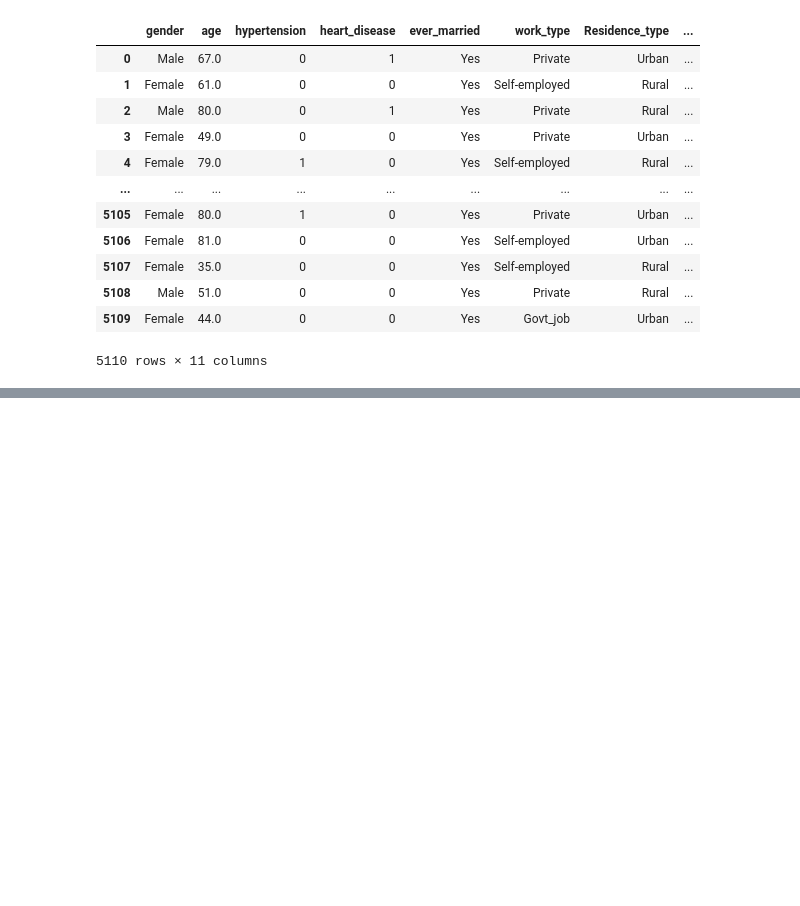
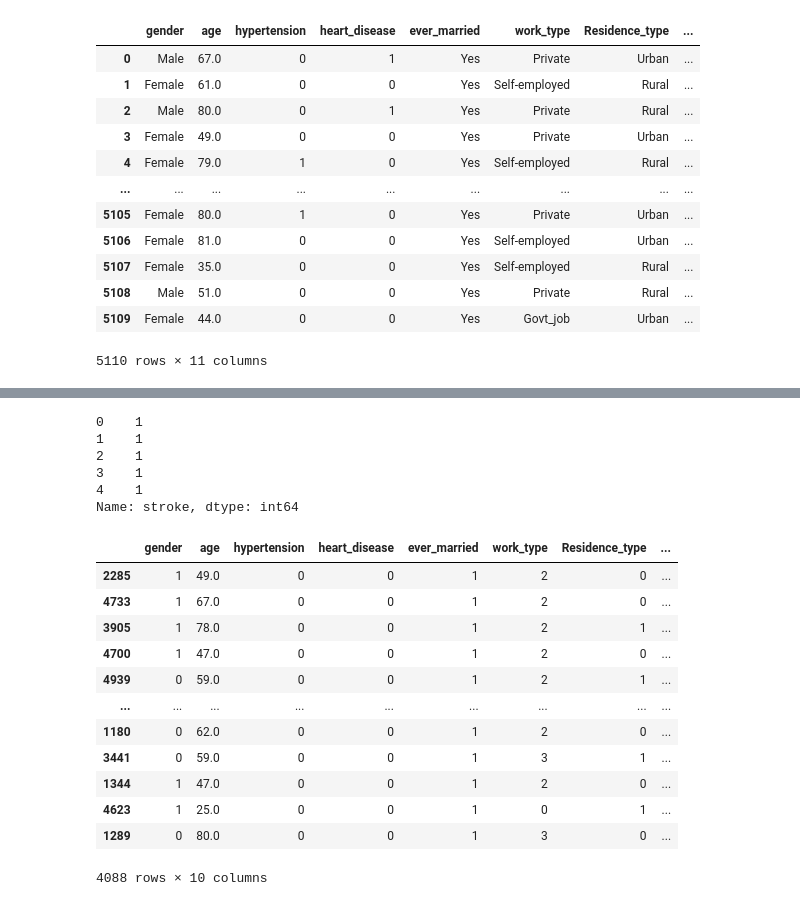
Before and after one commit to shivangi-04/stroke-prediction, a Jupyter notebook: stroke_risk_prediction.ipynb, the cells around one changed output, grey strips where cells are left out. Cells and saved outputs as stored; diff of their text form; code cells hidden in the pictures; blank space fills up the shorter version.

Commit message:
splitting data into training and testing dataset

```diff
--- a/stroke_risk_prediction.ipynb
+++ b/stroke_risk_prediction.ipynb
@@ -138,0 +188,3 @@ df
+# %%
+X=df.drop('stroke',axis=1)
+X.head()
@@ -138,0 +198,30 @@ df
+# %%
+Y=df['stroke']
+Y.head()
+# %% [output]
+0    1
+1    1
+2    1
+3    1
+4    1
+Name: stroke, dtype: int64
+# %%
+from sklearn.model_selection import train_test_split
+
+X_train, X_test, Y_train, Y_test=train_test_split(X,Y,test_size=0.2,random_state=10)
+# %%
+X_train
+# %% [output]
+|  | gender | age | hypertension | heart_disease | ever_married | work_type | Residence_type | ... |
+| 2285 | 1 | 49.0 | 0 | 0 | 1 | 2 | 0 | ... |
+| 4733 | 1 | 67.0 | 0 | 0 | 1 | 2 | 0 | ... |
+| 3905 | 1 | 78.0 | 0 | 0 | 1 | 2 | 1 | ... |
+| 4700 | 1 | 47.0 | 0 | 0 | 1 | 2 | 0 | ... |
+| 4939 | 0 | 59.0 | 0 | 0 | 1 | 2 | 1 | ... |
+| ... | ... | ... | ... | ... | ... | ... | ... | ... |
+| 1180 | 0 | 62.0 | 0 | 0 | 1 | 2 | 0 | ... |
+| 3441 | 0 | 59.0 | 0 | 0 | 1 | 3 | 1 | ... |
+| 1344 | 1 | 47.0 | 0 | 0 | 1 | 2 | 0 | ... |
+| 4623 | 1 | 25.0 | 0 | 0 | 1 | 0 | 1 | ... |
+| 1289 | 0 | 80.0 | 0 | 0 | 1 | 3 | 0 | ... |
+4088 rows × 10 columns
```
Also changed, not shown: parts of 17 cells of this notebook.
